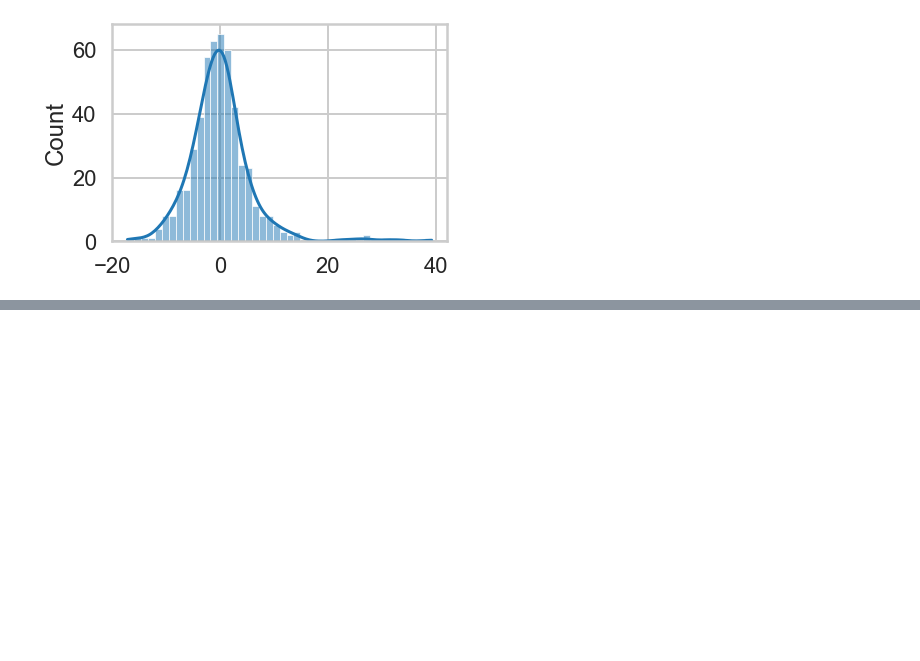
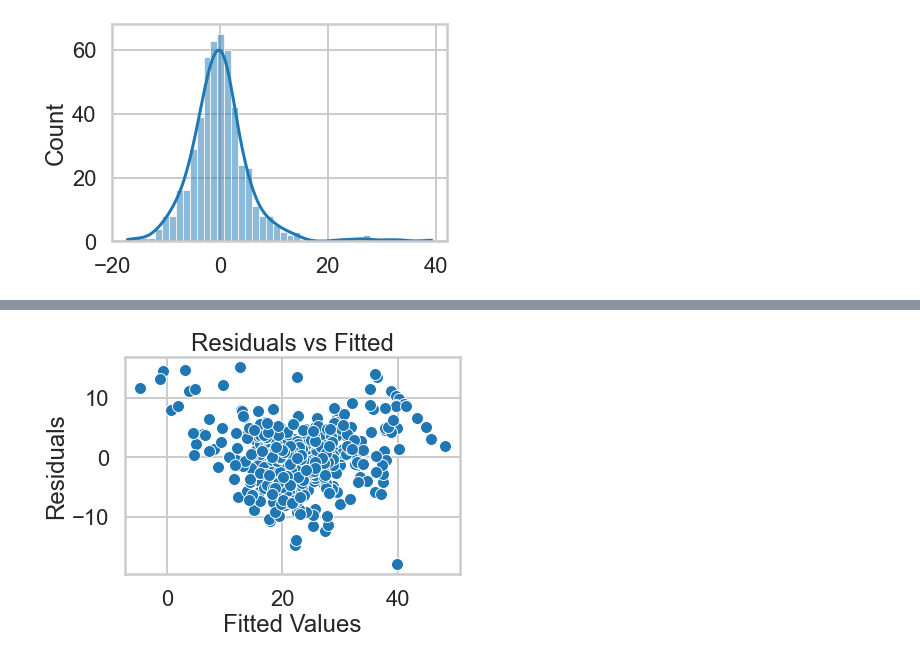
Before and after one commit to rohanML/Springboard, a Jupyter notebook: MiniProjects/Mini_Project_Linear_Regression.ipynb, the cells around one changed output, grey strips where cells are left out. Cells and saved outputs as stored; diff of their text form; code cells hidden in the pictures; blank space fills up the shorter version.

```diff
--- a/MiniProjects/Mini_Project_Linear_Regression.ipynb
+++ b/MiniProjects/Mini_Project_Linear_Regression.ipynb
@@ -914,0 +933,3 @@ fig = influence_plot(m, ax = ax)
+# %%
+m_clean = ols('PRICE ~ CRIM + RM +PTRATIO',bos_clean).fit()
+print(m_clean.summary())
@@ -914,0 +954,7 @@ fig = influence_plot(m, ax = ax)
+# %%
+sns.scatterplot(x=m_clean.fittedvalues, y= m_clean.resid)
+plt.xlabel('Fitted Values')
+plt.ylabel('Residuals')
+plt.title('Residuals vs Fitted');
+# %% [output]
+[figure, added]
```
Also changed, not shown: parts of 13 cells of this notebook, 3 other files.
